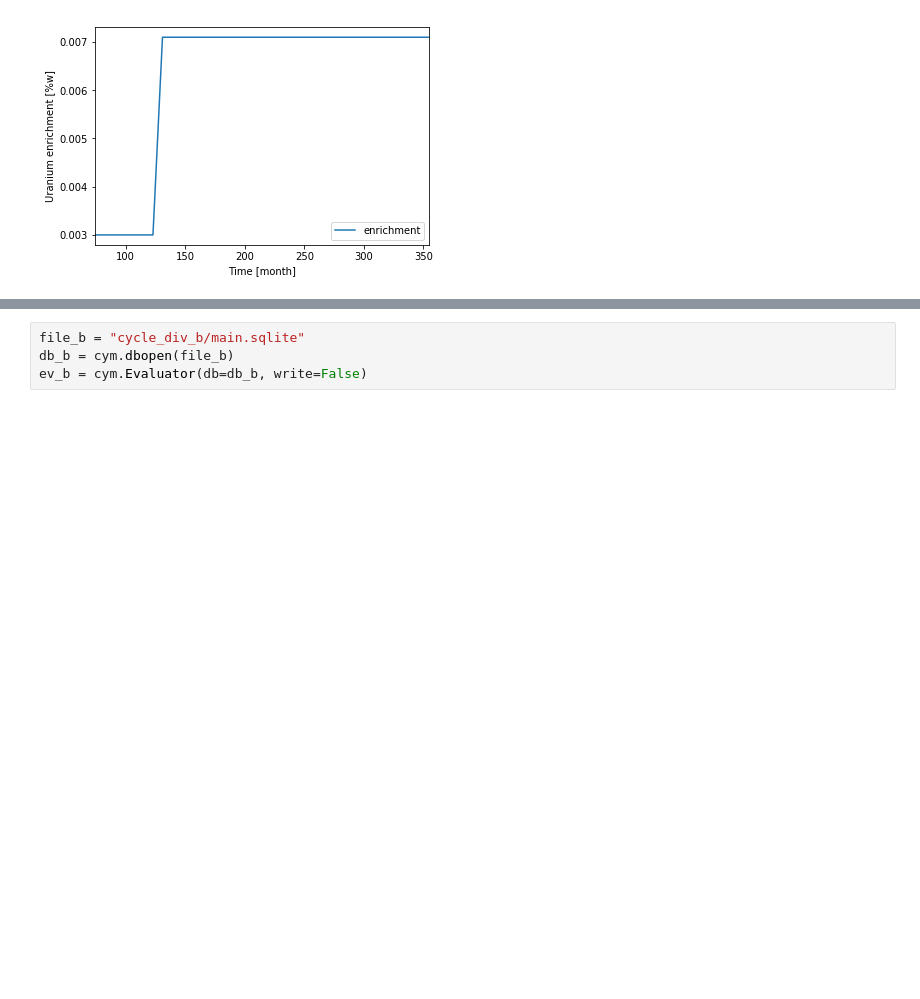
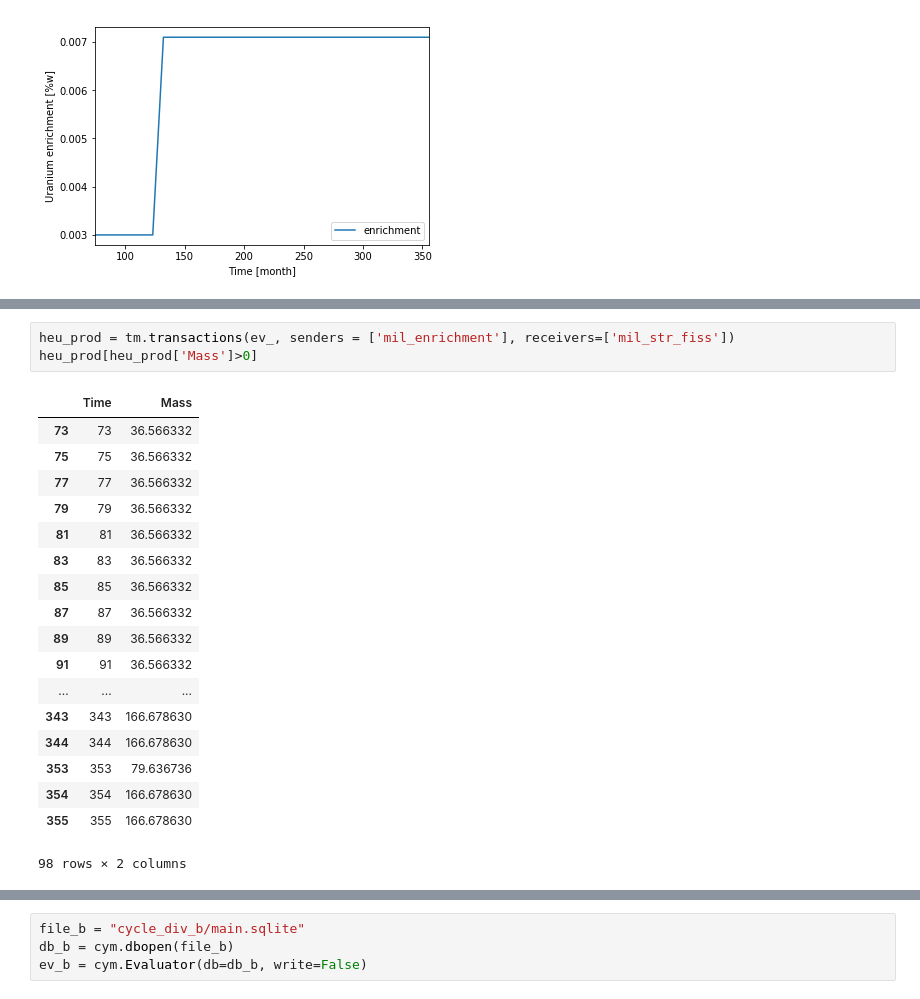
Before and after one commit to a-co/synthetic_history, a Jupyter notebook: Div.ipynb, the cells around one changed output, grey strips where cells are left out. Drawn from its saved outputs; the diff is of its cells as text; blank space fills up the shorter version.

```diff
--- a/Div.ipynb
+++ b/Div.ipynb
@@ -117,3 +125,25 @@ plt.ylabel('Production [SQ]')
+# %%
+heu_prod = tm.transactions(ev_, senders = ['mil_enrichment'], receivers=['mil_str_fiss'])
+heu_prod[heu_prod['Mass']>0]
+# %% [output]
+|  | Time | Mass |
+| 73 | 73 | 36.566332 |
+| 75 | 75 | 36.566332 |
+| 77 | 77 | 36.566332 |
+| 79 | 79 | 36.566332 |
+| 81 | 81 | 36.566332 |
+| 83 | 83 | 36.566332 |
+| 85 | 85 | 36.566332 |
+| 87 | 87 | 36.566332 |
+| 89 | 89 | 36.566332 |
+| 91 | 91 | 36.566332 |
+| ... | ... | ... |
+| 343 | 343 | 166.678630 |
+| 344 | 344 | 166.678630 |
+| 353 | 353 | 79.636736 |
+| 354 | 354 | 166.678630 |
+| 355 | 355 | 166.678630 |
+98 rows × 2 columns
 # %%
 tm.get_power(ev_).plot(x='Time', y='Value')
 # %% [output]
```
Also changed, not shown: parts of 8 cells of this notebook, 10 other files.
